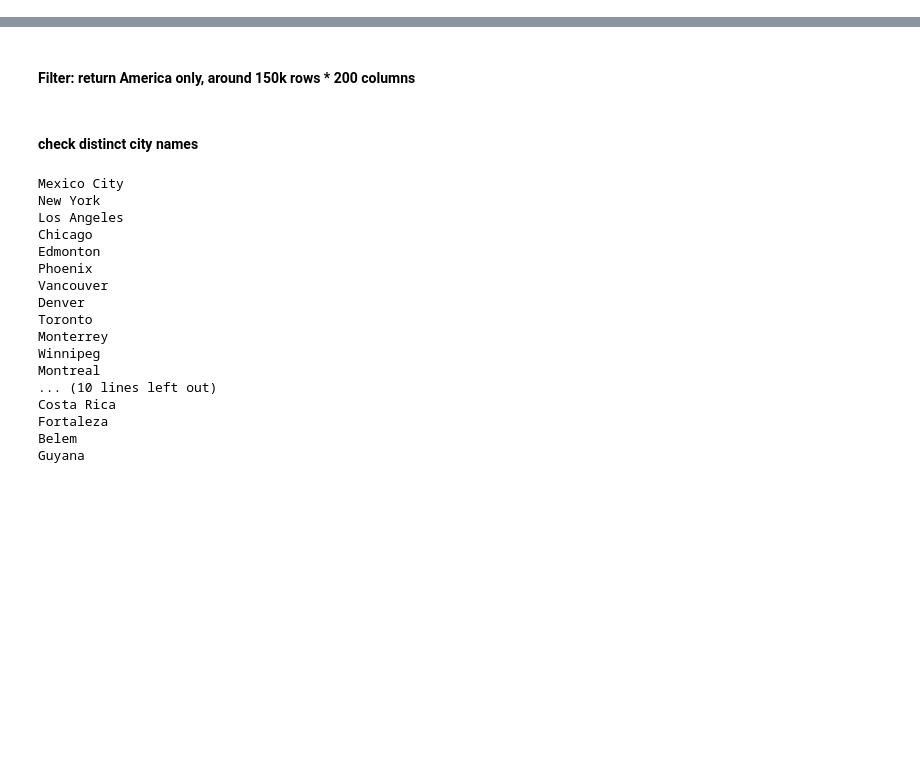
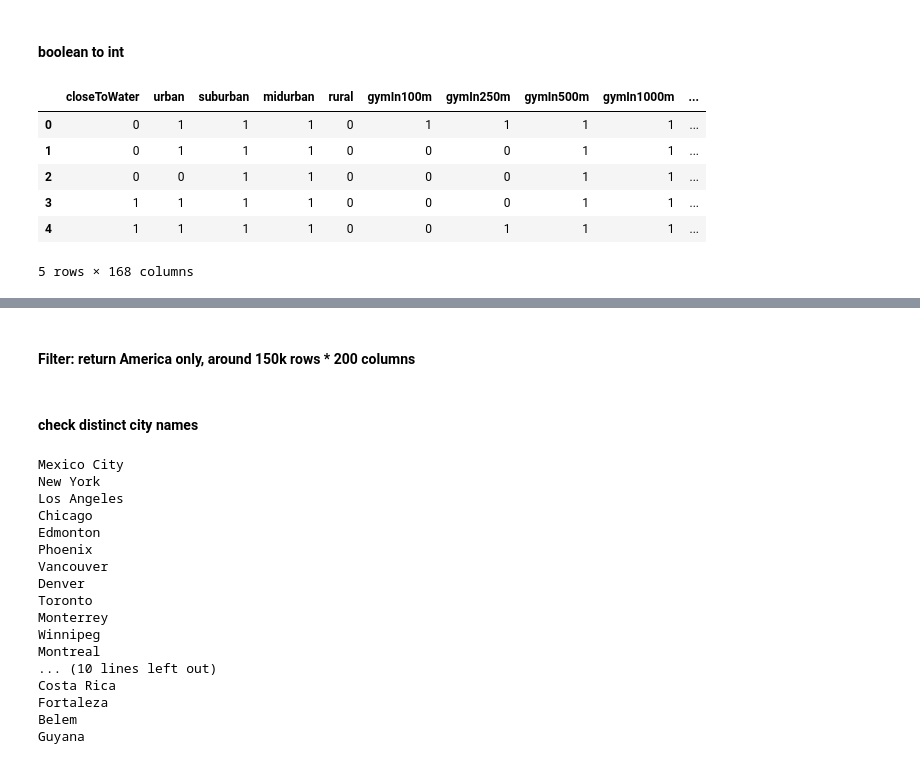
Before and after one commit to StriderLiu/PikaPika, a Jupyter notebook: pokemon_datapro_py.ipynb, the cells around one changed output, grey strips where cells are left out. Saved outputs shown, nothing was run; the diff lists cells and outputs as text; code cells hidden in the pictures; blank space fills up the shorter version.

```diff
--- a/pokemon_datapro_py.ipynb
+++ b/pokemon_datapro_py.ipynb
@@ -9,0 +48,3 @@ poke.drop(poke.columns[[0,5,6,7,8,9,10,11]],axis=1,inplace=True)
+# %%
+poke['appearedDayOfWeek']=poke['DateTime'].dt.dayofweek
+poke['appearedDayOfWeek']=poke['appearedDayOfWeek']+1
@@ -9,0 +67,5 @@ poke.drop(poke.columns[[0,5,6,7,8,9,10,11]],axis=1,inplace=True)
+# %%
+le = preprocessing.LabelEncoder()
+le.fit(poke.appearedTimeOfDay.unique())
+list(le.classes_)
+poke['appearedTimeOfDay']=le.transform(poke['appearedTimeOfDay'])+1
@@ -9,0 +82,17 @@ poke.drop(poke.columns[[0,5,6,7,8,9,10,11]],axis=1,inplace=True)
+# %% [markdown]
+#### boolean to int
+# %%
+bool_cols=poke.select_dtypes(['bool']).columns
+# %%
+for col in bool_cols:
+    poke[col]=poke[col].astype(int)
+# %%
+poke[bool_cols].head(5)
+# %% [output]
+|  | closeToWater | urban | suburban | midurban | rural | gymIn100m | gymIn250m | gymIn500m | gymIn1000m | ... |
+| 0 | 0 | 1 | 1 | 1 | 0 | 1 | 1 | 1 | 1 | ... |
+| 1 | 0 | 1 | 1 | 1 | 0 | 0 | 0 | 1 | 1 | ... |
+| 2 | 0 | 0 | 1 | 1 | 0 | 0 | 0 | 1 | 1 | ... |
+| 3 | 1 | 1 | 1 | 1 | 0 | 0 | 0 | 1 | 1 | ... |
+| 4 | 1 | 1 | 1 | 1 | 0 | 0 | 1 | 1 | 1 | ... |
+5 rows × 168 columns
```
Also changed, not shown: parts of 38 cells of this notebook.
